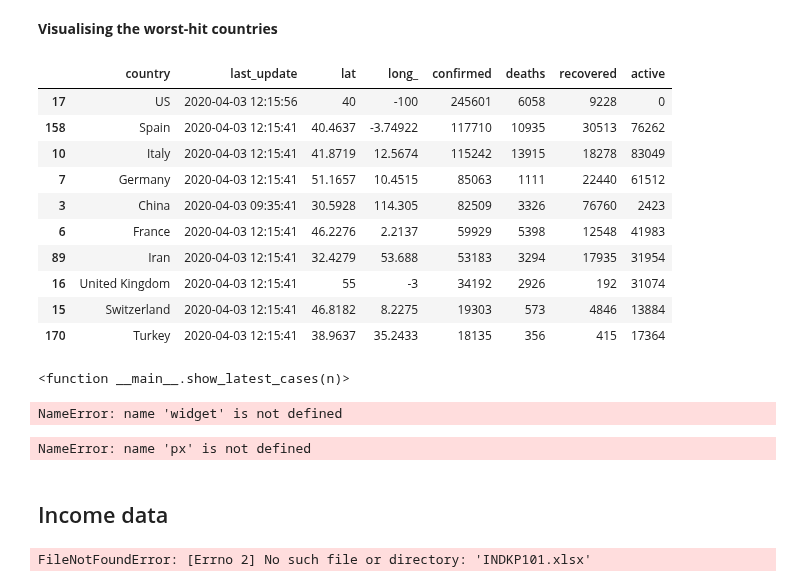
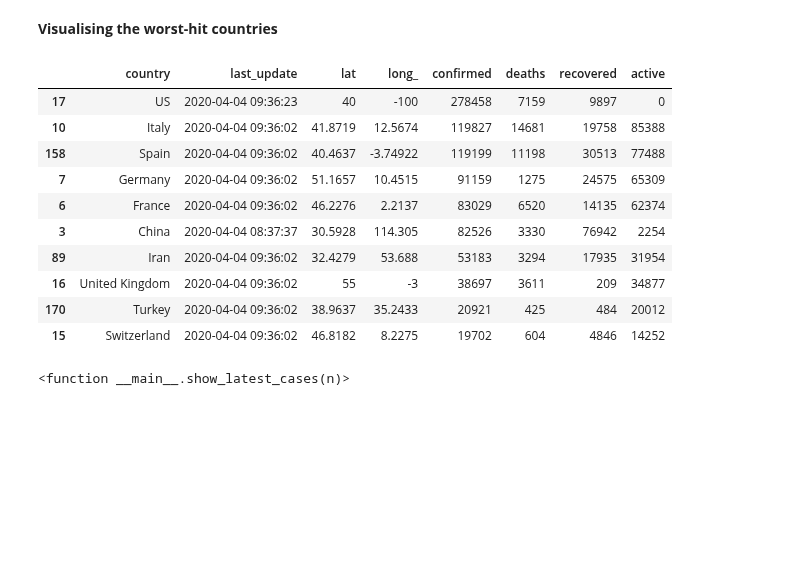
Before and after one commit to NumEconCopenhagen/projects-2020-group1, a Jupyter notebook: dataproject/dataproject.ipynb, the cells around one changed output. Saved outputs shown, nothing was run; the diff lists cells and outputs as text; code cells hidden in the pictures; blank space fills up the shorter version.

```diff
--- a/dataproject/dataproject.ipynb
+++ b/dataproject/dataproject.ipynb
@@ -63,84 +62,41 @@ death.drop(drop_these, axis=1, inplace=True)
 # %%
 sorted_country = country.sort_values('confirmed', ascending= False)
 
 def highlight_col(x):
-    r = 'background-color: red'
-    p = 'background-color: purple'
-    g = 'background-color: grey'
+    b = 'background-color: blue'
+    d = 'background-color: darkblue'
+    g = 'background-color: green'
     df1 = pd.DataFrame('', index=x.index, columns=x.columns)
-    df1.iloc[:, 4] = p
-    df1.iloc[:, 5] = r
+    df1.iloc[:, 4] = d
+    df1.iloc[:, 5] = b
     df1.iloc[:, 6] = g
     return df1
-
-sorted_country.style.apply(highlight_col, axis=None)
 
 def show_latest_cases(n):
     n = int(n)
     return country.sort_values('confirmed', ascending= False).head(n).style.apply(highlight_col, axis=None)
 
 widgets.interact(show_latest_cases, n='10')
 # %% [output]
 |  | country | last_update | lat | long_ | confirmed | deaths | recovered | active |
-| 17 | US | 2020-04-03 12:15:56 | 40 | -100 | 245601 | 6058 | 9228 | 0 |
-| 158 | Spain | 2020-04-03 12:15:41 | 40.4637 | -3.74922 | 117710 | 10935 | 30513 | 76262 |
-| 10 | Italy | 2020-04-03 12:15:41 | 41.8719 | 12.5674 | 115242 | 13915 | 18278 | 83049 |
-| 7 | Germany | 2020-04-03 12:15:41 | 51.1657 | 10.4515 | 85063 | 1111 | 22440 | 61512 |
-| 3 | China | 2020-04-03 09:35:41 | 30.5928 | 114.305 | 82509 | 3326 | 76760 | 2423 |
-| 6 | France | 2020-04-03 12:15:41 | 46.2276 | 2.2137 | 59929 | 5398 | 12548 | 41983 |
-| 89 | Iran | 2020-04-03 12:15:41 | 32.4279 | 53.688 | 53183 | 3294 | 17935 | 31954 |
-| 16 | United Kingdom | 2020-04-03 12:15:41 | 55 | -3 | 34192 | 2926 | 192 | 31074 |
-| 15 | Switzerland | 2020-04-03 12:15:41 | 46.8182 | 8.2275 | 19303 | 573 | 4846 | 13884 |
-| 170 | Turkey | 2020-04-03 12:15:41 | 38.9637 | 35.2433 | 18135 | 356 | 415 | 17364 |
+| 17 | US | 2020-04-04 09:36:23 | 40 | -100 | 278458 | 7159 | 9897 | 0 |
+| 10 | Italy | 2020-04-04 09:36:02 | 41.8719 | 12.5674 | 119827 | 14681 | 19758 | 85388 |
+| 158 | Spain | 2020-04-04 09:36:02 | 40.4637 | -3.74922 | 119199 | 11198 | 30513 | 77488 |
+| 7 | Germany | 2020-04-04 09:36:02 | 51.1657 | 10.4515 | 91159 | 1275 | 24575 | 65309 |
+| 6 | France | 2020-04-04 09:36:02 | 46.2276 | 2.2137 | 83029 | 6520 | 14135 | 62374 |
+| 3 | China | 2020-04-04 08:37:37 | 30.5928 | 114.305 | 82526 | 3330 | 76942 | 2254 |
+| 89 | Iran | 2020-04-04 09:36:02 | 32.4279 | 53.688 | 53183 | 3294 | 17935 | 31954 |
+| 16 | United Kingdom | 2020-04-04 09:36:02 | 55 | -3 | 38697 | 3611 | 209 | 34877 |
+| 170 | Turkey | 2020-04-04 09:36:02 | 38.9637 | 35.2433 | 20921 | 425 | 484 | 20012 |
+| 15 | Switzerland | 2020-04-04 09:36:02 | 46.8182 | 8.2275 | 19702 | 604 | 4846 | 14252 |
 <function __main__.show_latest_cases(n)>
-# %%
-def bubble_chart(n):
-    fig = px.scatter(sorted_country_df.head(n), x="country", y="confirmed", size="confirmed", color="country",
-               hover_name="country", size_max=60)
-    fig.update_layout(
-    title=str(n) +" Worst hit countries",
-    xaxis_title="Countries",
-    yaxis_title="Confirmed Cases",
-    width = 700
-    )
-    fig.show()
-
-widget.interact(bubble_chart, n=10)
-# %% [output]
-NameError: name 'widget' is not defined
 # %%
 px.bar(
-    sorted_country.head(10),
+    sorted_country.head(15),
     x = "country",
     y = "deaths",
-    title= "Top 10 worst affected countries", # the axis names
-    color_discrete_sequence=["pink"],
+    title= "10 Countries most affected by Covid-19", # the axis names
+    color_discrete_sequence=["blue"],
     height=500,
     width=800
 )
-# %% [output]
-NameError: name 'px' is not defined
-# %% [markdown]
-## Income data
-# %%
-# a. load
-inc = pd.read_excel('INDKP101.xlsx', skiprows=2)
-
-# b. drop and rename columns
-inc.drop([f'Unnamed: {i}' for i in range(3)], axis=1, inplace=True)
-inc.rename(columns = {'Unnamed: 3':'municipality'}, inplace=True)
-
-# c. drop rows with missing
-inc.dropna(inplace=True)
-
-# d. remove non-municipalities
-inc = dataproject.only_keep_municipalities(inc)
-
-# e. convert to long
-inc.rename(columns = {str(i):f'income{i}' for i in range(1986,2018)}, inplace=True)
-inc_long = pd.wide_to_long(inc, stubnames='income', i='municipality', j='year').reset_index()
-
-# f. show
-inc_long.head(5)
-# %% [output]
-FileNotFoundError: [Errno 2] No such file or directory: 'INDKP101.xlsx'
```
Also changed, not shown: parts of 20 cells of this notebook.
